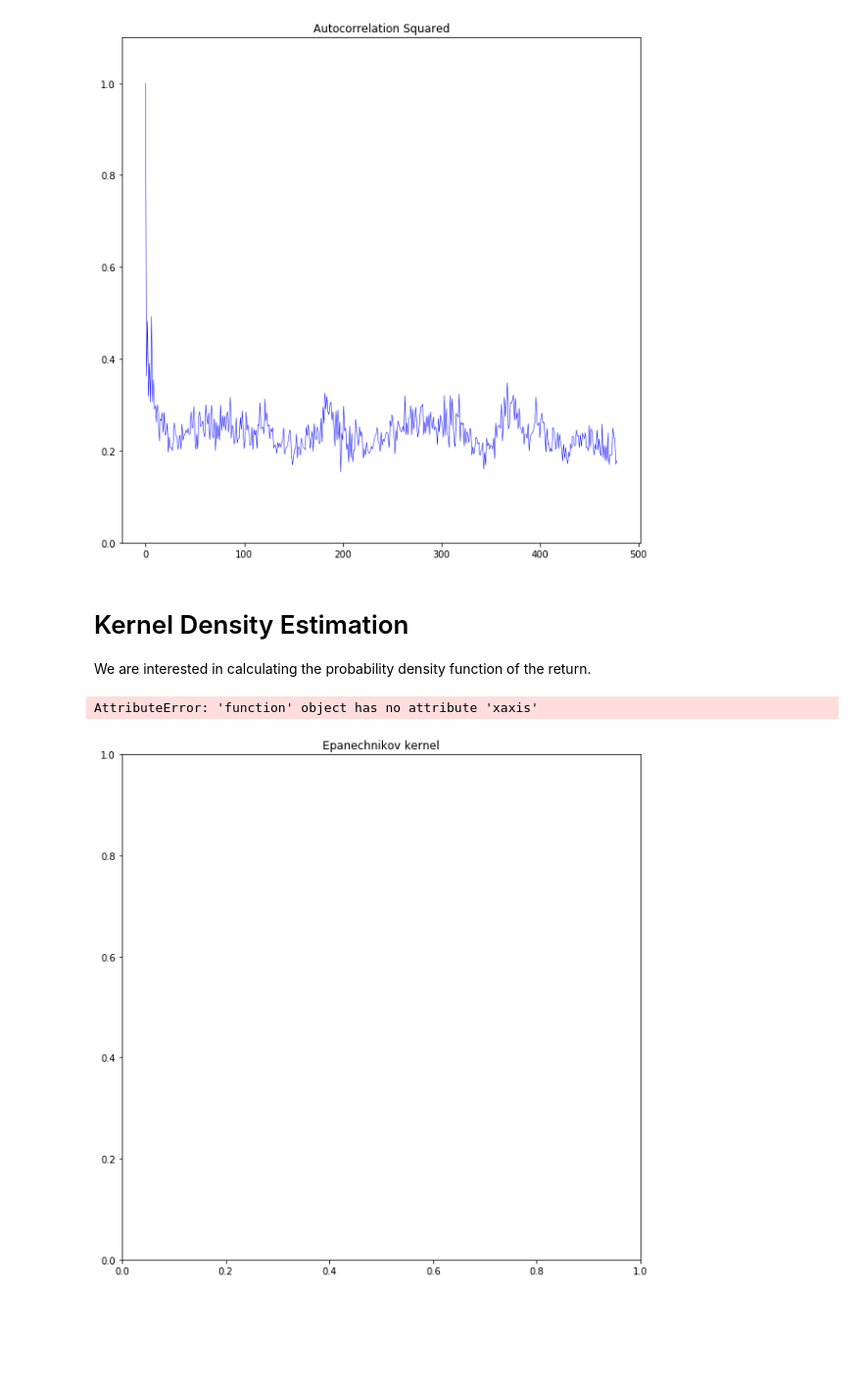
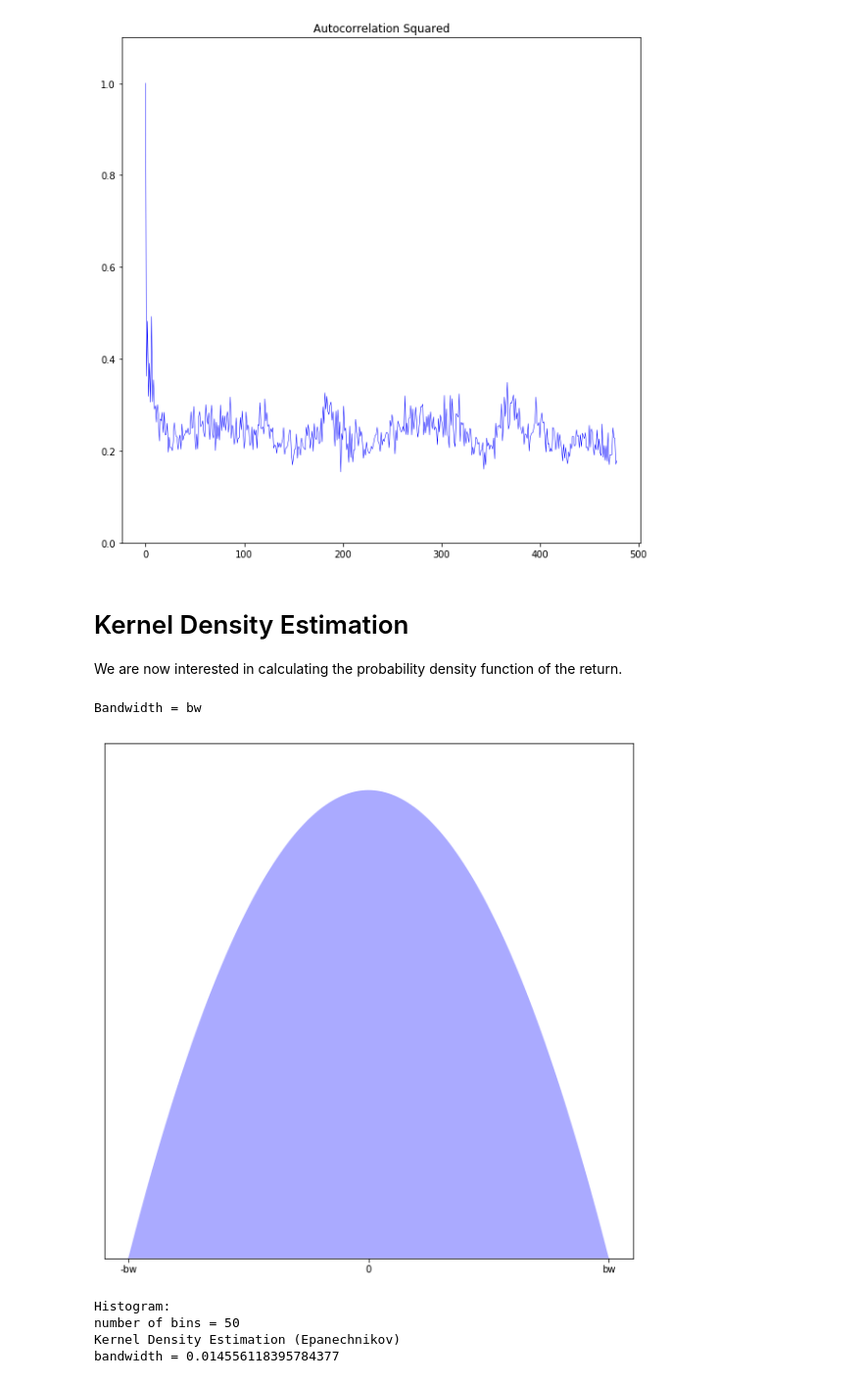
Before and after one commit to drfreeman816/econophysics, a Jupyter notebook: eth/Assignment2_old.ipynb, the cells around one changed output. Shown at 98% size. Cells and saved outputs as stored; diff of their text form; code cells hidden in the pictures; blank space fills up the shorter version.

```diff
--- a/eth/Assignment2.ipynb
+++ b/eth/Assignment2_old.ipynb
@@ -198,50 +199,57 @@ plt.show()
 # %% [markdown]
 # Kernel Density Estimation
 
-We are interested in calculating the probability density function of the return.
+We are now interested in calculating the probability density function of the return.
 # %%
 # Plot Epanechnikov kernel
+plt.figure(figsize=(10,10))
+plt.title('Epanechnikov kernel')
+# Axes config
+print('Bandwidth = bw')
 def format_func(x, loc):
     if x == 0:
         return '0'
     elif x == 1:
-        return 'h'
+        return 'bw'
     elif x == -1:
-        return '-h'
+        return '-bw'
     else:
-        return '%ih' % x
-
-plt.figure(figsize=(10,10))
-plt.title('Epanechnikov kernel')
-plt.axis.xaxis.set_major_formatter(plt.FuncFormatter(format_func))
-plt.axis.xaxis.set_major_locator(plt.MultipleLocator(1))
-plt.axis.yaxis.set_major_locator(plt.NullLocator())
+        return '%ibw' % x
+ax = plt.axes(label='Kernel_axes')
+ax.axes.xaxis.set_major_formatter(plt.FuncFormatter(format_func))
+ax.axes.xaxis.set_major_locator(plt.MultipleLocator(1))
+ax.axes.yaxis.set_major_locator(plt.NullLocator())
+plt.xlim((-1.1,1.1))
+plt.ylim((0, 1.1*np.max(y_epa)))
+# Generate data
 x_plot = np.linspace(-2,2,1000)
 y_epa = np.exp(KernelDensity(kernel='epanechnikov').fit(np.zeros((1,1))).score_samples(x_plot[:,np.newaxis]))
-plt.xlim((-1.1,1.1))
-plt.ylim((0, 1.1*np.max(y_epa)))
 plt.fill(x_plot, y_epa, fc='#AAAAFF', linewidth=0.5)
 plt.show()
 
 # Histogram
 print('Histogram:')
 nbins = 50
 print('number of bins = {}'.format(nbins))
 plt.figure(figsize=(10,10))
 plt.hist(r, bins=nbins, density=True)
 
 # Kernel Density Estimation
 print('Kernel Density Estimation (Epanechnikov)')
 x_plot = np.linspace(np.min(r), np.max(r), 1000)
 bw = (x_plot[-1] - x_plot[0])/nbins
 print('bandwidth = {}'.format(bw))
 kde = KernelDensity(kernel='epanechnikov', bandwidth=bw).fit(r[:,np.newaxis])
 plt.title('KDE Epanechnikov')
 plt.xlabel('ln(return)')
 plt.ylabel('P(return)')
 Plog = kde.score_samples(x_plot[:,np.newaxis])
 plt.plot(x_plot, np.exp(Plog), 'r', linewidth=0.5)
 plt.show()
 # %% [output]
-AttributeError: 'function' object has no attribute 'xaxis'
+Bandwidth = bw
-[figure, old version]
+[figure, new version]
+Histogram:
+number of bins = 50
+Kernel Density Estimation (Epanechnikov)
+bandwidth = 0.014556118395784377
```
Also changed, not shown: parts of 4 cells of this notebook, 32 other files.
